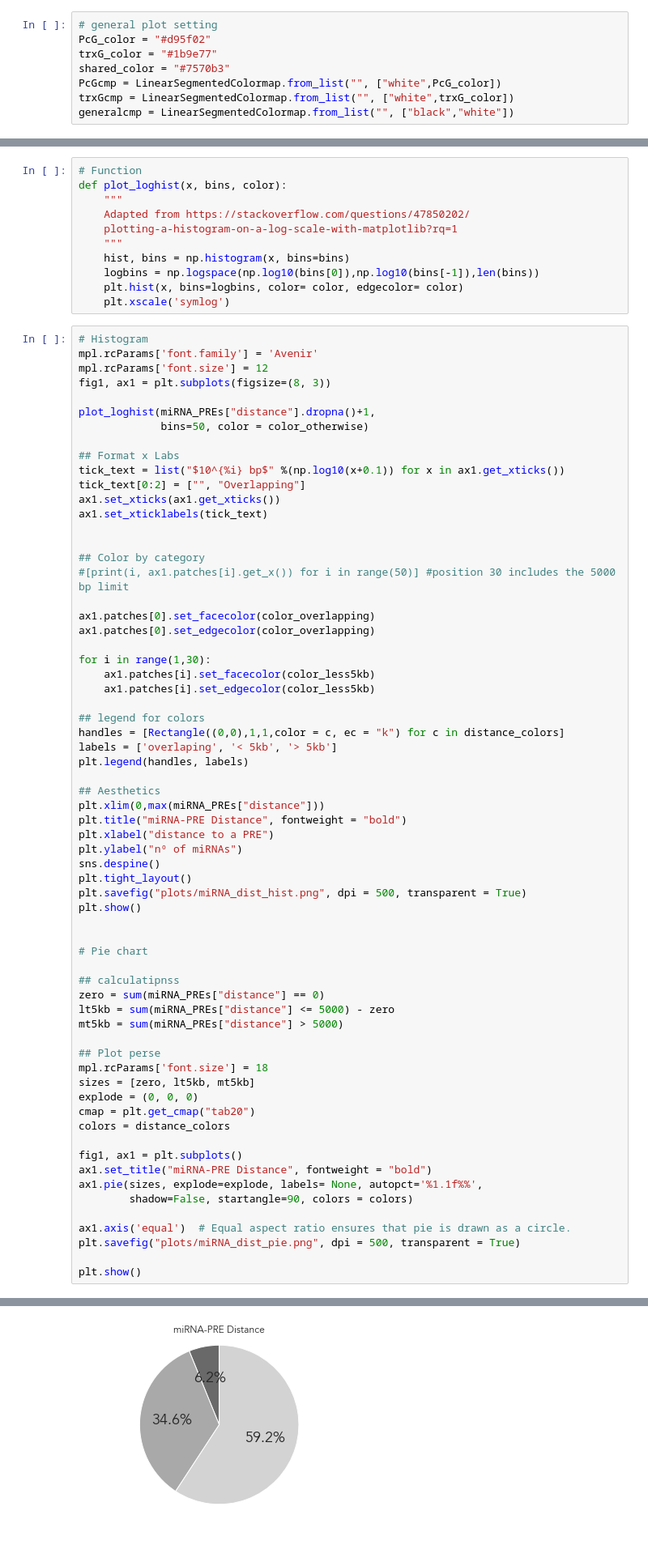
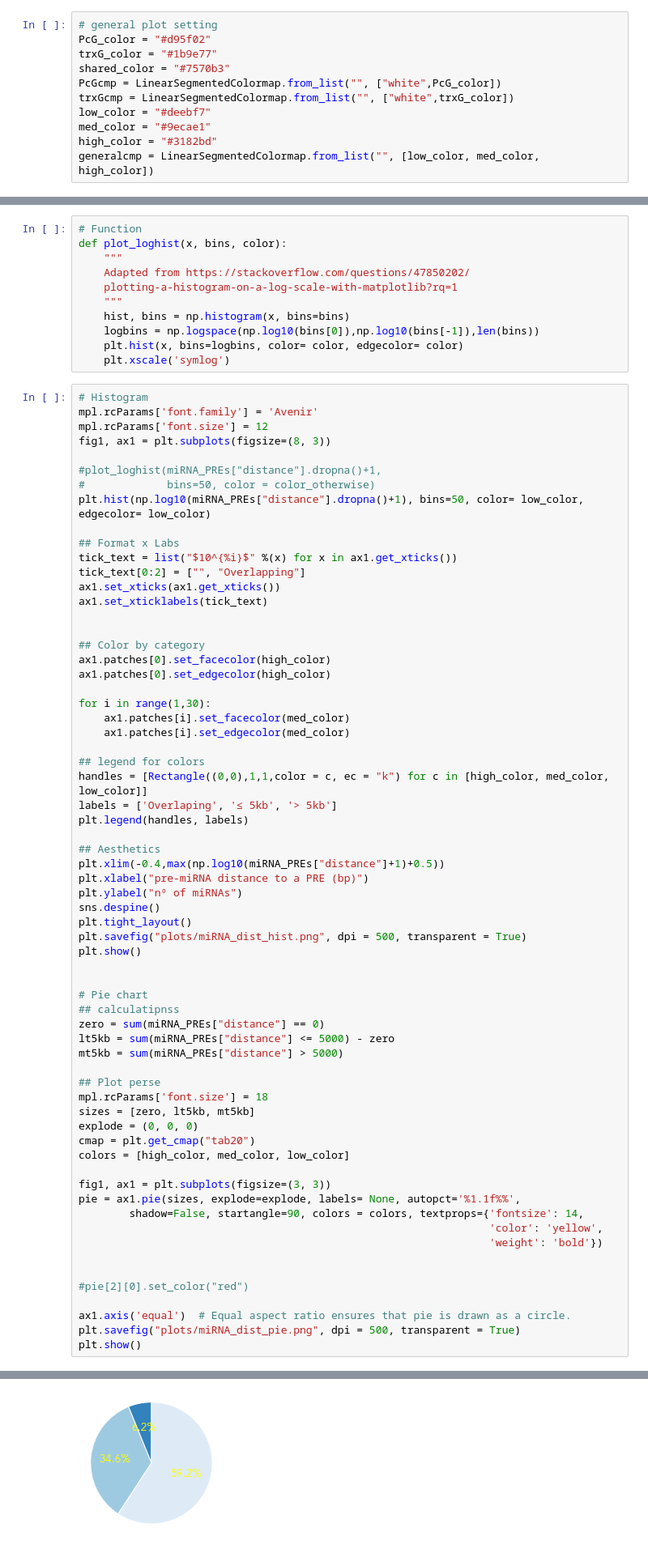
Before and after one commit to j-solor/Drosophila-miRNA-PcG-circuits, a Jupyter notebook: Analysis/Analysis.ipynb, the cells around one changed output, grey strips where cells are left out. Shown at 81% size. Drawn from its saved outputs; the diff is of its cells as text.

Commit message:
fix width histogram distance PREs

```diff
--- a/Analysis/Analysis.ipynb
+++ b/Analysis/Analysis.ipynb
@@ -29,7 +29,10 @@ trxG_color = "#1b9e77"
 shared_color = "#7570b3"
 PcGcmp = LinearSegmentedColormap.from_list("", ["white",PcG_color])
 trxGcmp = LinearSegmentedColormap.from_list("", ["white",trxG_color])
-generalcmp = LinearSegmentedColormap.from_list("", ["black","white"])
+low_color = "#deebf7"
+med_color = "#9ecae1"
+high_color = "#3182bd"
+generalcmp = LinearSegmentedColormap.from_list("", [low_color, med_color, high_color])
 # %% [markdown]
 ## HCImiRTps enrichment Analysis
 # %% [markdown]
@@ -651,35 +649,33 @@ mpl.rcParams['font.family'] = 'Avenir'
 mpl.rcParams['font.size'] = 12
 fig1, ax1 = plt.subplots(figsize=(8, 3))
 
-plot_loghist(miRNA_PREs["distance"].dropna()+1,
-             bins=50, color = color_otherwise)
+#plot_loghist(miRNA_PREs["distance"].dropna()+1,
+#             bins=50, color = color_otherwise)
+plt.hist(np.log10(miRNA_PREs["distance"].dropna()+1), bins=50, color= low_color, edgecolor= low_color)
 
 ## Format x Labs
-tick_text = list("$10^{%i} bp$" %(np.log10(x+0.1)) for x in ax1.get_xticks())
+tick_text = list("$10^{%i}$" %(x) for x in ax1.get_xticks())
 tick_text[0:2] = ["", "Overlapping"]
 ax1.set_xticks(ax1.get_xticks())
 ax1.set_xticklabels(tick_text)
 
 
 ## Color by category
-#[print(i, ax1.patches[i].get_x()) for i in range(50)] #position 30 includes the 5000 bp limit
-
-ax1.patches[0].set_facecolor(color_overlapping)
-ax1.patches[0].set_edgecolor(color_overlapping)
+ax1.patches[0].set_facecolor(high_color)
+ax1.patches[0].set_edgecolor(high_color)
 
 for i in range(1,30):
-    ax1.patches[i].set_facecolor(color_less5kb)
-    ax1.patches[i].set_edgecolor(color_less5kb)
+    ax1.patches[i].set_facecolor(med_color)
+    ax1.patches[i].set_edgecolor(med_color)
 
 ## legend for colors
-handles = [Rectangle((0,0),1,1,color = c, ec = "k") for c in distance_colors]
-labels = ['overlaping', '< 5kb', '> 5kb']
+handles = [Rectangle((0,0),1,1,color = c, ec = "k") for c in [high_color, med_color, low_color]]
+labels = ['Overlaping', '≤ 5kb', '> 5kb']
 plt.legend(handles, labels)
 
 ## Aesthetics
-plt.xlim(0,max(miRNA_PREs["distance"]))
-plt.title("miRNA-PRE Distance", fontweight = "bold")
-plt.xlabel("distance to a PRE")
+plt.xlim(-0.4,max(np.log10(miRNA_PREs["distance"]+1)+0.5))
+plt.xlabel("pre-miRNA distance to a PRE (bp)")
 plt.ylabel("nº of miRNAs")
 sns.despine()
 plt.tight_layout()
@@ -688,7 +684,6 @@ plt.show()
 
 
 # Pie chart
-
 ## calculatipnss
 zero = sum(miRNA_PREs["distance"] == 0)
 lt5kb = sum(miRNA_PREs["distance"] <= 5000) - zero
@@ -699,15 +694,18 @@ mpl.rcParams['font.size'] = 18
 sizes = [zero, lt5kb, mt5kb]
 explode = (0, 0, 0)
 cmap = plt.get_cmap("tab20")
-colors = distance_colors
+colors = [high_color, med_color, low_color]
 
-fig1, ax1 = plt.subplots()
-ax1.set_title("miRNA-PRE Distance", fontweight = "bold")
-ax1.pie(sizes, explode=explode, labels= None, autopct='%1.1f%%',
-        shadow=False, startangle=90, colors = colors)
+fig1, ax1 = plt.subplots(figsize=(3, 3))
+pie = ax1.pie(sizes, explode=explode, labels= None, autopct='%1.1f%%',
+        shadow=False, startangle=90, colors = colors, textprops={'fontsize': 14,
+                                                                 'color': 'yellow',
+                                                                 'weight': 'bold'})
+
+
+#pie[2][0].set_color("red")
 
 ax1.axis('equal')  # Equal aspect ratio ensures that pie is drawn as a circle.
 plt.savefig("plots/miRNA_dist_pie.png", dpi = 500, transparent = True)
-
 plt.show()
 # %% [output]
@@ -715,4 +713,4 @@ plt.show()
-[figure, old version]
+[figure, new version]
 # %% [markdown]
 ## Integration of mature miRNA PcG/trxG enrichment and pre-miRNA PRE distance for the unvailing of PcG/trxG crosstalking miRNAs
 # %% [markdown]
```
Also changed, not shown: parts of 2 cells of this notebook.
